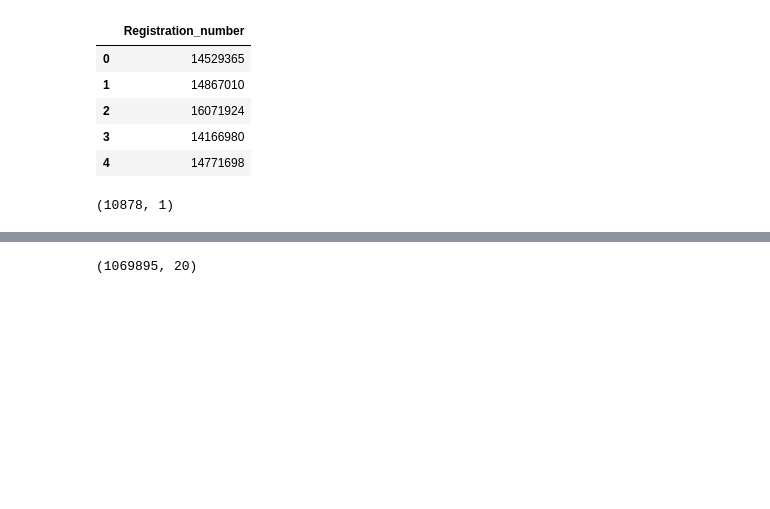
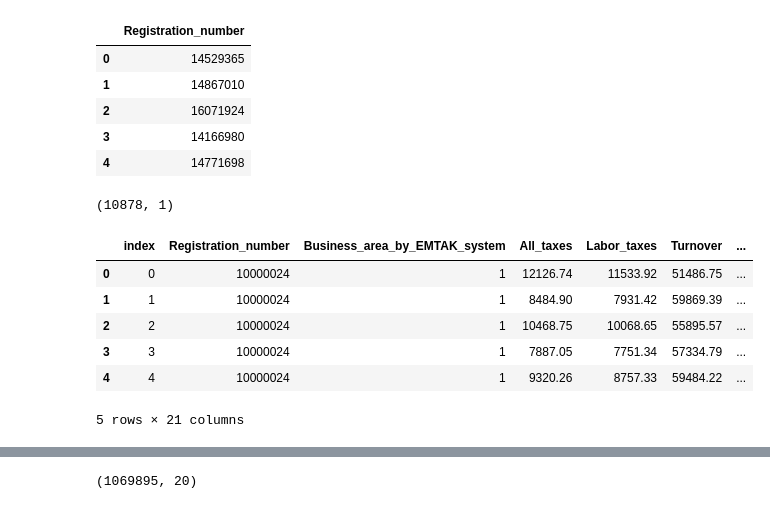
Before and after one commit to mshoush/ML21_Project_MFGC, a Jupyter notebook: Data_labelling_V2_PN_8_Dec_2021.ipynb, the cells around one changed output, grey strips where cells are left out. Saved outputs shown, nothing was run; the diff lists cells and outputs as text; code cells hidden in the pictures; blank space fills up the shorter version.

```diff
--- a/Data_labelling_V2_PN_8_Dec_2021.ipynb
+++ b/Data_labelling_V2_PN_8_Dec_2021.ipynb
@@ -101,7 +123,17 @@ def add_labels(g):
 # %%
 # Label the data
 
-df_labelled = df.groupby("Registration_number").apply(add_labels).reset_index(drop=True)
+#df_labelled = df.groupby("Registration_number").apply(lambda x: add_labels, reg=x.name).reset_index(drop=True)
+df_labelled = df.groupby("Registration_number").apply(lambda x: add_labels(x, x.name)).reset_index(drop=True)
+df_labelled.head()
+# %% [output]
+|  | index | Registration_number | Business_area_by_EMTAK_system | All_taxes | Labor_taxes | Turnover | ... |
+| 0 | 0 | 10000024 | 1 | 12126.74 | 11533.92 | 51486.75 | ... |
+| 1 | 1 | 10000024 | 1 | 8484.90 | 7931.42 | 59869.39 | ... |
+| 2 | 2 | 10000024 | 1 | 10468.75 | 10068.65 | 55895.57 | ... |
+| 3 | 3 | 10000024 | 1 | 7887.05 | 7751.34 | 57334.79 | ... |
+| 4 | 4 | 10000024 | 1 | 9320.26 | 8757.33 | 59484.22 | ... |
+5 rows × 21 columns
 # %%
 df_labelled = df_labelled.drop('index', axis=1)
 df_labelled.reset_index(drop=True, inplace=True)
```
Also changed, not shown: parts of 8 cells of this notebook.
